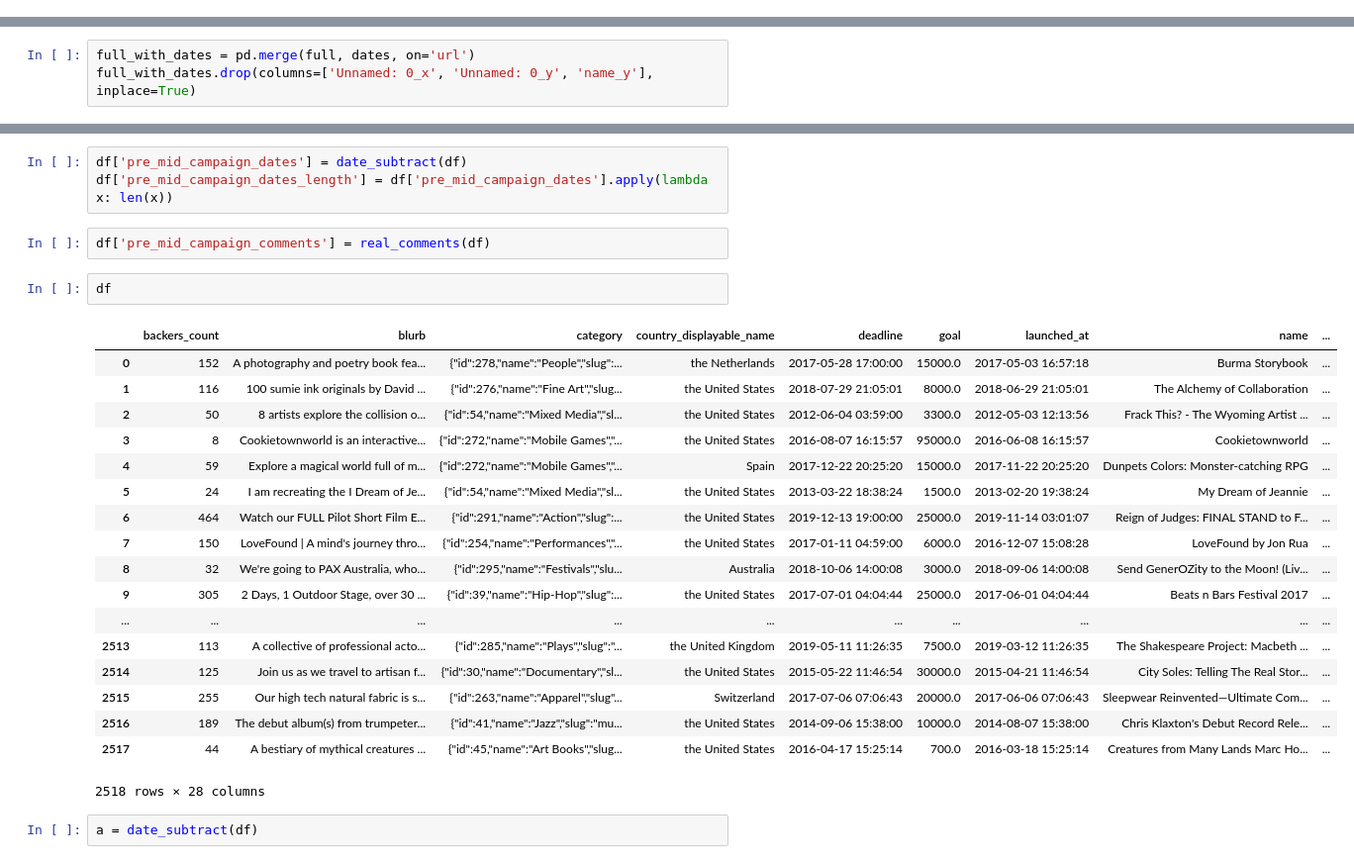
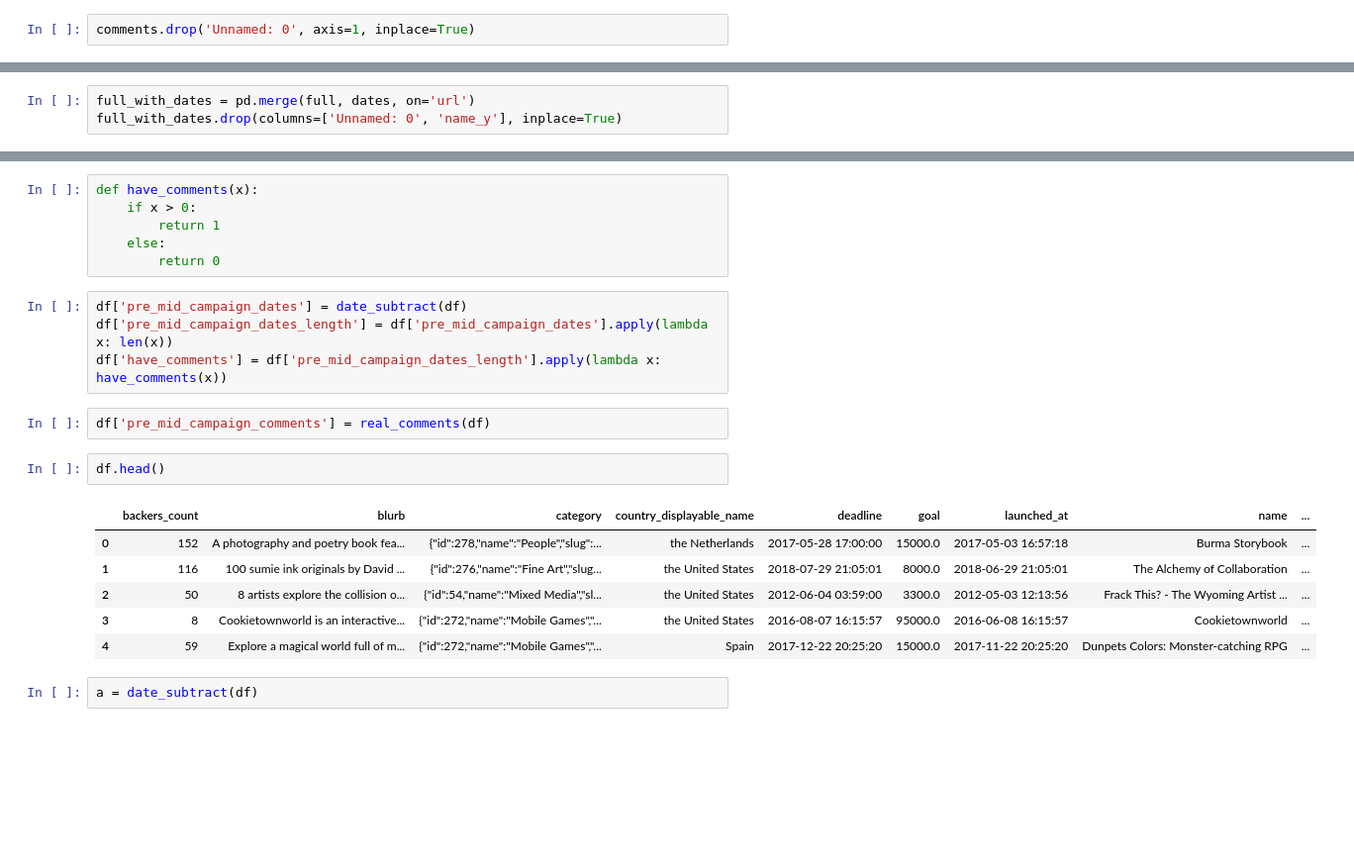
Before and after one commit to helen-tong/kickstarter, a Jupyter notebook: LSTM.ipynb, the cells around one changed output, grey strips where cells are left out. Shown at 99% size. Cells and saved outputs as stored; diff of their text form; blank space fills up the shorter version.

```diff
--- a/LSTM.ipynb
+++ b/LSTM.ipynb
@@ -59 +53,3 @@ comments['have_comments'] = comments['comments'].map(lambda x: have_comments(x))
+# %%
+comments.drop('Unnamed: 0', axis=1, inplace=True)
 # %%
@@ -109,6 +93,6 @@ full.shape
 # %%
 full_with_dates = pd.merge(full, dates, on='url')
-full_with_dates.drop(columns=['Unnamed: 0_x', 'Unnamed: 0_y', 'name_y'], inplace=True)
+full_with_dates.drop(columns=['Unnamed: 0', 'name_y'], inplace=True)
 # %%
 full_with_dates.rename(columns={'name_x': 'name'}, inplace=True)
 # %%
@@ -255,32 +227,27 @@ def real_comments(df):
 
 
 # eval(df['comments'][2])[-3:]
+# %%
+def have_comments(x):
+    if x > 0:
+        return 1
+    else:
+        return 0
 # %%
 df['pre_mid_campaign_dates'] = date_subtract(df)
 df['pre_mid_campaign_dates_length'] = df['pre_mid_campaign_dates'].apply(lambda x: len(x))
+df['have_comments'] = df['pre_mid_campaign_dates_length'].apply(lambda x: have_comments(x))
 # %%
 df['pre_mid_campaign_comments'] = real_comments(df)
 # %%
-df
+df.head()
 # %% [output]
 |  | backers_count | blurb | category | country_displayable_name | deadline | goal | launched_at | name | ... |
 | 0 | 152 | A photography and poetry book fea... | {"id":278,"name":"People","slug":... | the Netherlands | 2017-05-28 17:00:00 | 15000.0 | 2017-05-03 16:57:18 | Burma Storybook | ... |
 | 1 | 116 | 100 sumie ink originals by David ... | {"id":276,"name":"Fine Art","slug... | the United States | 2018-07-29 21:05:01 | 8000.0 | 2018-06-29 21:05:01 | The Alchemy of Collaboration | ... |
 | 2 | 50 | 8 artists explore the collision o... | {"id":54,"name":"Mixed Media","sl... | the United States | 2012-06-04 03:59:00 | 3300.0 | 2012-05-03 12:13:56 | Frack This? - The Wyoming Artist ... | ... |
 | 3 | 8 | Cookietownworld is an interactive... | {"id":272,"name":"Mobile Games","... | the United States | 2016-08-07 16:15:57 | 95000.0 | 2016-06-08 16:15:57 | Cookietownworld | ... |
 | 4 | 59 | Explore a magical world full of m... | {"id":272,"name":"Mobile Games","... | Spain | 2017-12-22 20:25:20 | 15000.0 | 2017-11-22 20:25:20 | Dunpets Colors: Monster-catching RPG | ... |
-| 5 | 24 | I am recreating the I Dream of Je... | {"id":54,"name":"Mixed Media","sl... | the United States | 2013-03-22 18:38:24 | 1500.0 | 2013-02-20 19:38:24 | My Dream of Jeannie | ... |
-| 6 | 464 | Watch our FULL Pilot Short Film E... | {"id":291,"name":"Action","slug":... | the United States | 2019-12-13 19:00:00 | 25000.0 | 2019-11-14 03:01:07 | Reign of Judges: FINAL STAND to F... | ... |
-| 7 | 150 | LoveFound | A mind's journey thro... | {"id":254,"name":"Performances","... | the United States | 2017-01-11 04:59:00 | 6000.0 | 2016-12-07 15:08:28 | LoveFound by Jon Rua | ... |
-| 8 | 32 | We're going to PAX Australia, who... | {"id":295,"name":"Festivals","slu... | Australia | 2018-10-06 14:00:08 | 3000.0 | 2018-09-06 14:00:08 | Send GenerOZity to the Moon! (Liv... | ... |
-| 9 | 305 | 2 Days, 1 Outdoor Stage, over 30 ... | {"id":39,"name":"Hip-Hop","slug":... | the United States | 2017-07-01 04:04:44 | 25000.0 | 2017-06-01 04:04:44 | Beats n Bars Festival 2017 | ... |
-| ... | ... | ... | ... | ... | ... | ... | ... | ... | ... |
-| 2513 | 113 | A collective of professional acto... | {"id":285,"name":"Plays","slug":"... | the United Kingdom | 2019-05-11 11:26:35 | 7500.0 | 2019-03-12 11:26:35 | The Shakespeare Project: Macbeth ... | ... |
-| 2514 | 125 | Join us as we travel to artisan f... | {"id":30,"name":"Documentary","sl... | the United States | 2015-05-22 11:46:54 | 30000.0 | 2015-04-21 11:46:54 | City Soles: Telling The Real Stor... | ... |
-| 2515 | 255 | Our high tech natural fabric is s... | {"id":263,"name":"Apparel","slug"... | Switzerland | 2017-07-06 07:06:43 | 20000.0 | 2017-06-06 07:06:43 | Sleepwear Reinvented—Ultimate Com... | ... |
-| 2516 | 189 | The debut album(s) from trumpeter... | {"id":41,"name":"Jazz","slug":"mu... | the United States | 2014-09-06 15:38:00 | 10000.0 | 2014-08-07 15:38:00 | Chris Klaxton's Debut Record Rele... | ... |
-| 2517 | 44 | A bestiary of mythical creatures ... | {"id":45,"name":"Art Books","slug... | the United States | 2016-04-17 15:25:14 | 700.0 | 2016-03-18 15:25:14 | Creatures from Many Lands Marc Ho... | ... |
-2518 rows × 28 columns
 # %%
 a = date_subtract(df)
 # %%
```
Also changed, not shown: parts of 35 cells of this notebook.
